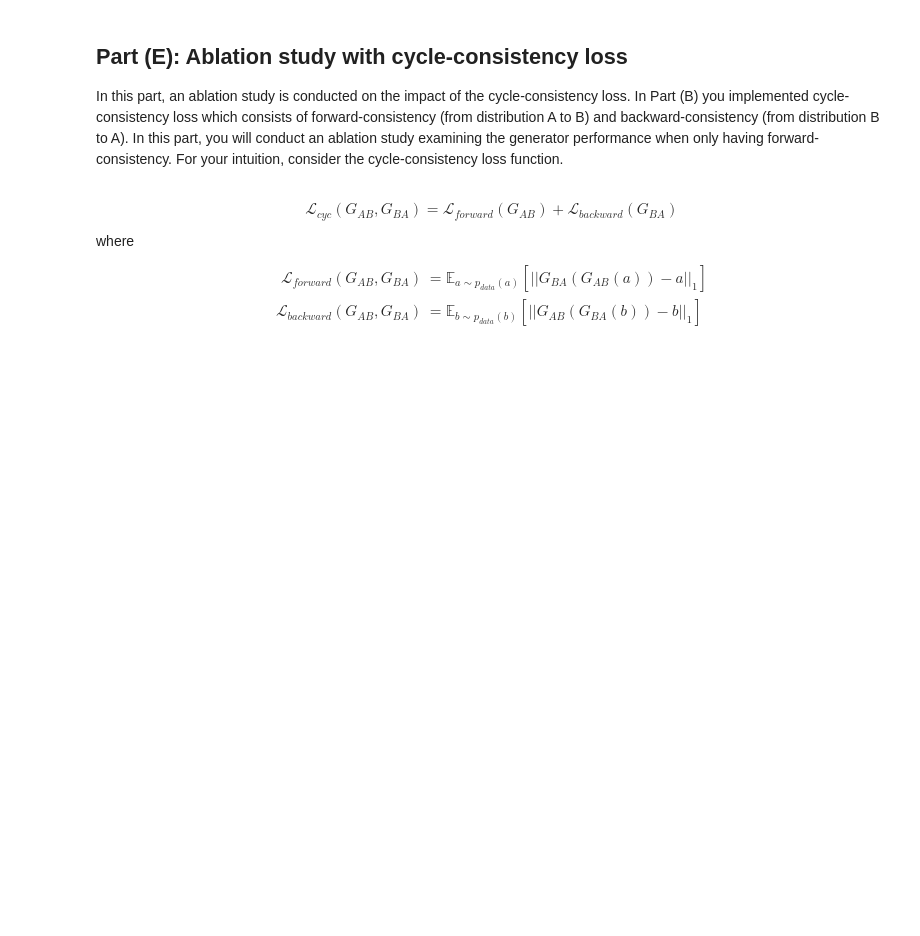
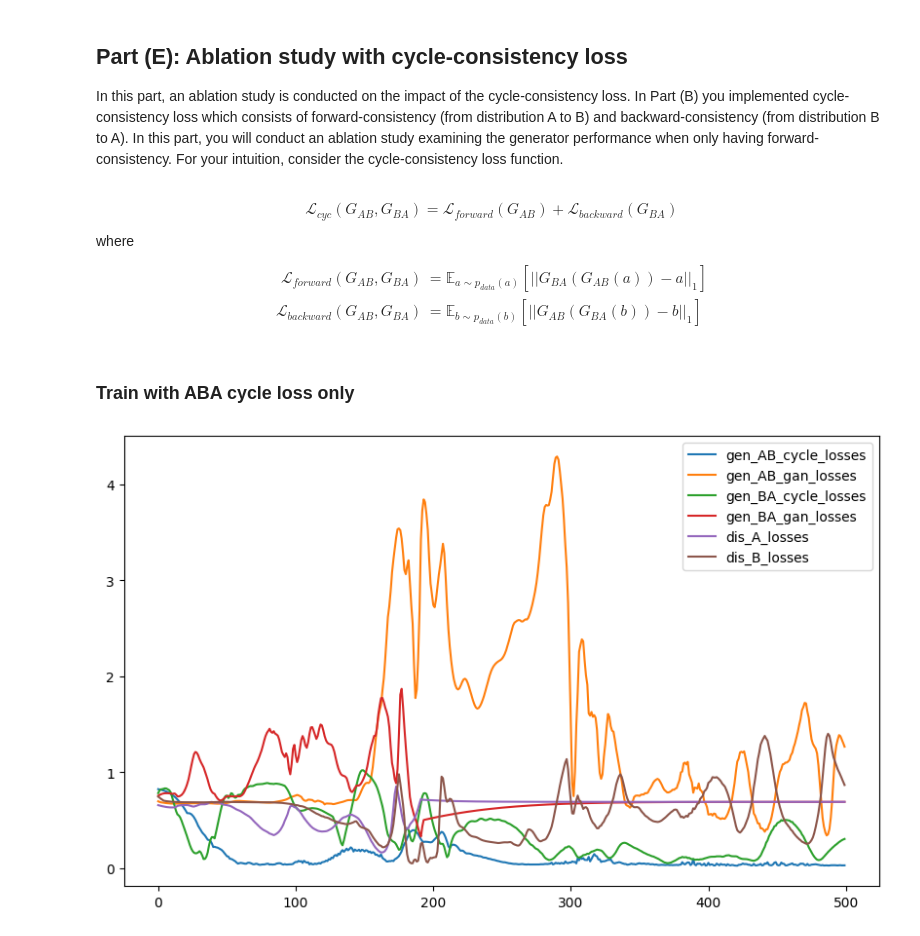
Before and after one commit to Trent-Fellbootman/CS182-282A-Final-Project, a Jupyter notebook: homework_CycleGAN_Solution_Ablation.ipynb, the cells around one changed output. Saved outputs shown, nothing was run; the diff lists cells and outputs as text; code cells hidden in the pictures; blank space fills up the shorter version.

```diff
--- a/homework_CycleGAN_Solution_Ablation.ipynb
+++ b/homework_CycleGAN_Solution_Ablation.ipynb
@@ -219,12 +161,24 @@ where
 \mathcal{L}_{forward}(G_{AB}, G_{BA}) &= \mathbb{E}_{a \sim p_{data}(a)}\left[||G_{BA}(G_{AB}(a))-a||_1\right] \\
 \mathcal{L}_{backward}(G_{AB},G_{BA}) &= \mathbb{E}_{b \sim p_{data}(b)}\left[||G_{AB}(G_{BA}(b))-b||_1\right]
 \end{align*}
+# %% [markdown]
+### Train with ABA cycle loss only
 # %%
 model = models.cyclegan.CycleGAN(modules, (AMBIENT_DIM,), (AMBIENT_DIM,))
 model.initialize(optax.sigmoid_binary_cross_entropy)
 # %%
 lambda_ = 5
 history = model.train(A, B, optax.adam(learning_rate=5e-3), print_every=5, batch_size=1000, num_epochs=500, cycle_loss_weight=lambda_, cycle_loss_mask = 'BAB')
+# %%
+fig = plt.figure(figsize=(10, 6))
+
+for key, value in history.items():
+    plt.plot(range(len(value)), value, label=key)
+
+plt.legend()
+plt.show()
+# %% [output]
+[figure, added]
 # %%
 gan_AB, gan_BA = model.create_distribution()
 fake_A = gan_BA.generator(real_B)
```
Also changed, not shown: parts of 53 cells of this notebook, 1 other file.
